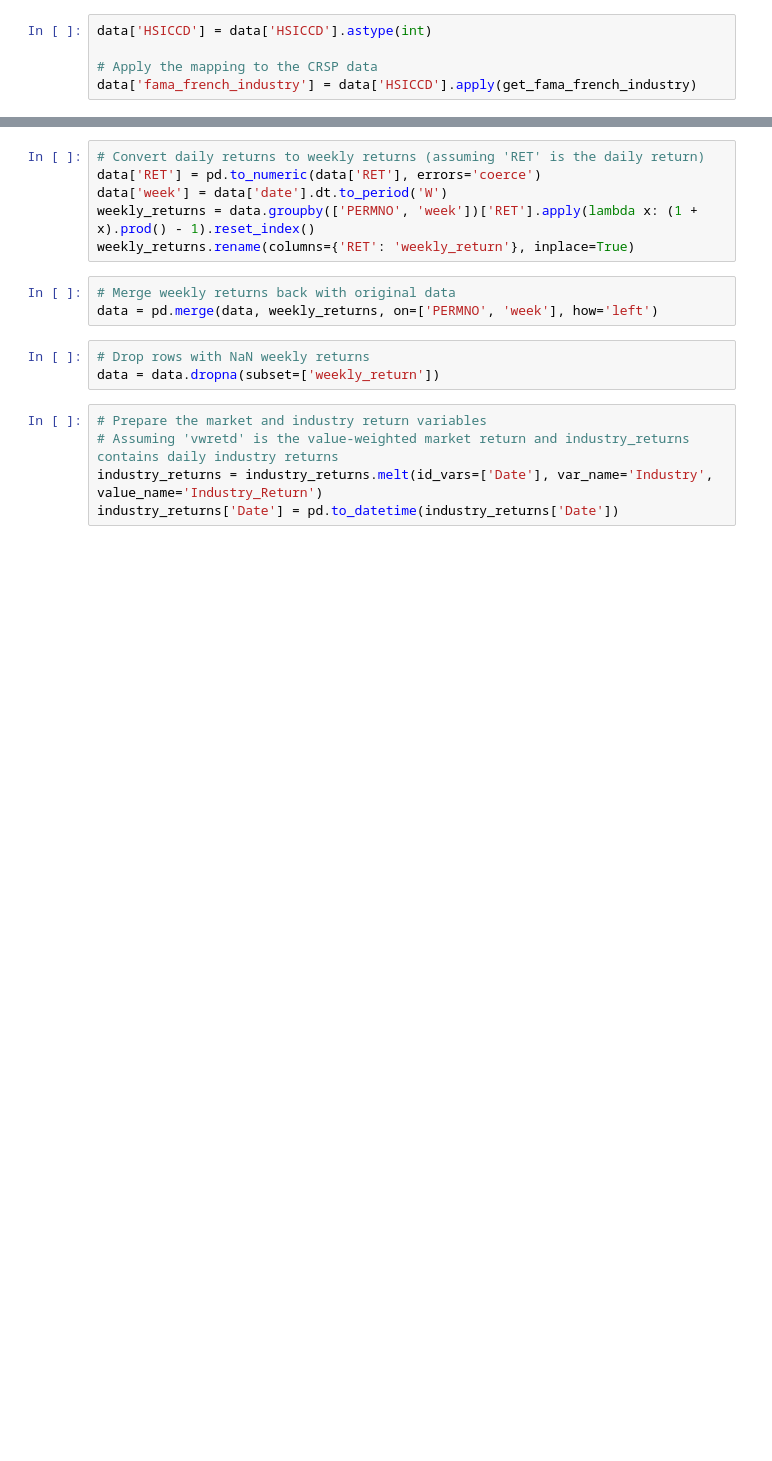
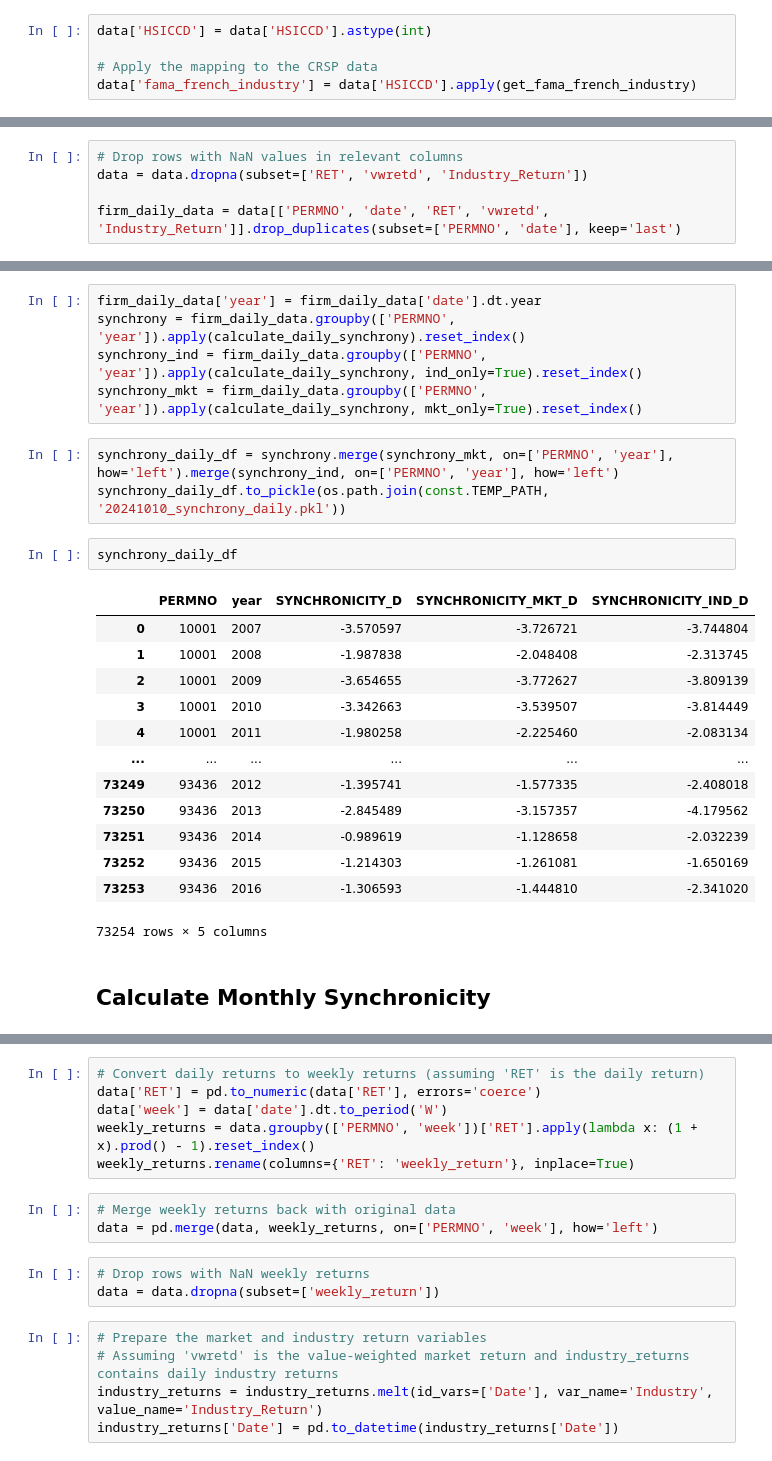
Before and after one commit to wangyouan/STOCKAct, a Jupyter notebook: Notebook/ConstructWRDSDATA.ipynb, the cells around one changed output, grey strips where cells are left out. Drawn from its saved outputs; the diff is of its cells as text; blank space fills up the shorter version.

```diff
--- a/Notebook/ConstructWRDSDATA.ipynb
+++ b/Notebook/ConstructWRDSDATA.ipynb
@@ -316,0 +285,5 @@ data['fama_french_industry'] = data['HSICCD'].apply(get_fama_french_industry)
+# %%
+# Drop rows with NaN values in relevant columns
+data = data.dropna(subset=['RET', 'vwretd', 'Industry_Return'])
+
+firm_daily_data = data[['PERMNO', 'date', 'RET', 'vwretd', 'Industry_Return']].drop_duplicates(subset=['PERMNO', 'date'], keep='last')
@@ -316,0 +336,26 @@ data['fama_french_industry'] = data['HSICCD'].apply(get_fama_french_industry)
+# %%
+firm_daily_data['year'] = firm_daily_data['date'].dt.year
+synchrony = firm_daily_data.groupby(['PERMNO', 'year']).apply(calculate_daily_synchrony).reset_index()
+synchrony_ind = firm_daily_data.groupby(['PERMNO', 'year']).apply(calculate_daily_synchrony, ind_only=True).reset_index()
+synchrony_mkt = firm_daily_data.groupby(['PERMNO', 'year']).apply(calculate_daily_synchrony, mkt_only=True).reset_index()
+# %%
+synchrony_daily_df = synchrony.merge(synchrony_mkt, on=['PERMNO', 'year'], how='left').merge(synchrony_ind, on=['PERMNO', 'year'], how='left')
+synchrony_daily_df.to_pickle(os.path.join(const.TEMP_PATH, '20241010_synchrony_daily.pkl'))
+# %%
+synchrony_daily_df
+# %% [output]
+|  | PERMNO | year | SYNCHRONICITY_D | SYNCHRONICITY_MKT_D | SYNCHRONICITY_IND_D |
+| 0 | 10001 | 2007 | -3.570597 | -3.726721 | -3.744804 |
+| 1 | 10001 | 2008 | -1.987838 | -2.048408 | -2.313745 |
+| 2 | 10001 | 2009 | -3.654655 | -3.772627 | -3.809139 |
+| 3 | 10001 | 2010 | -3.342663 | -3.539507 | -3.814449 |
+| 4 | 10001 | 2011 | -1.980258 | -2.225460 | -2.083134 |
+| ... | ... | ... | ... | ... | ... |
+| 73249 | 93436 | 2012 | -1.395741 | -1.577335 | -2.408018 |
+| 73250 | 93436 | 2013 | -2.845489 | -3.157357 | -4.179562 |
+| 73251 | 93436 | 2014 | -0.989619 | -1.128658 | -2.032239 |
+| 73252 | 93436 | 2015 | -1.214303 | -1.261081 | -1.650169 |
+| 73253 | 93436 | 2016 | -1.306593 | -1.444810 | -2.341020 |
+73254 rows × 5 columns
+# %% [markdown]
+## Calculate Monthly Synchronicity
```
Also changed, not shown: parts of 24 cells of this notebook, 2 other files.
